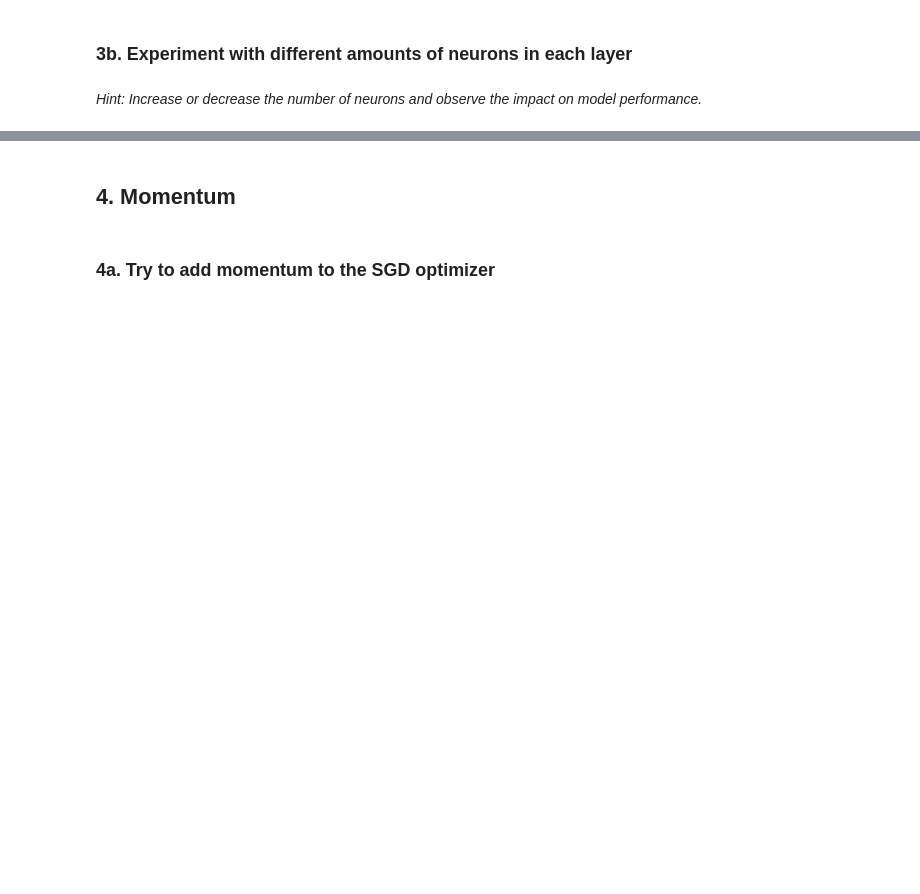
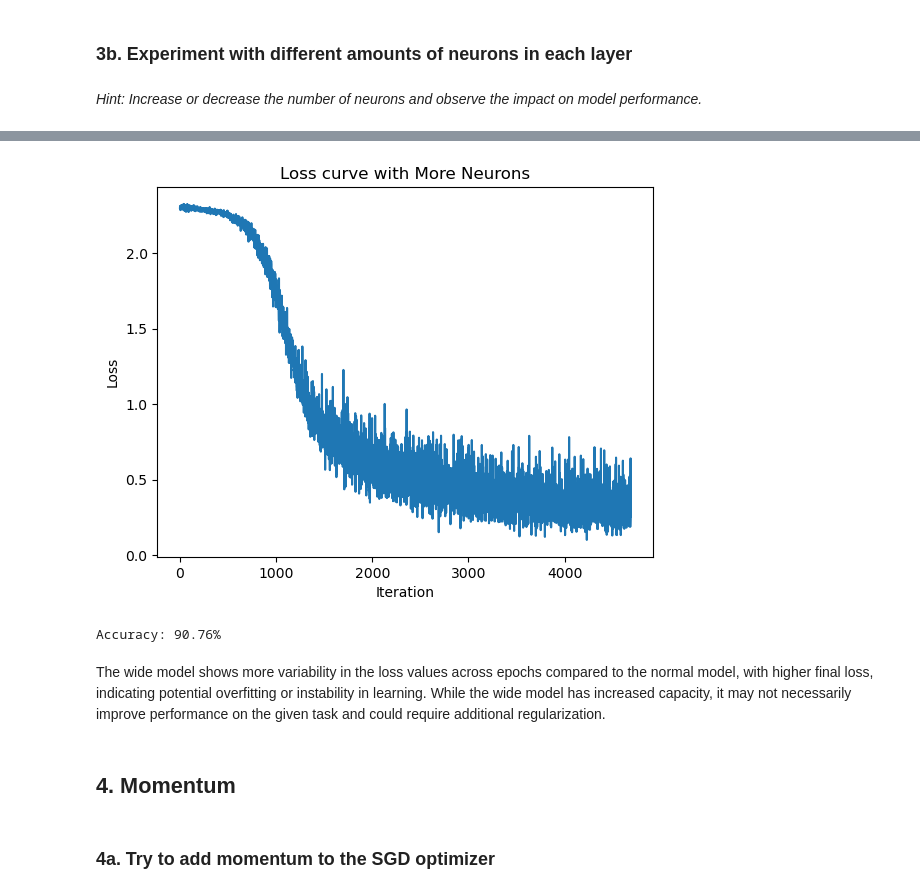
Before and after one commit to malinrud/SDU_group9, a Jupyter notebook: day_4/exercise3.ipynb, the cells around one changed output, grey strips where cells are left out. Saved outputs shown, nothing was run; the diff lists cells and outputs as text; code cells hidden in the pictures; blank space fills up the shorter version.

```diff
--- a/day_4/exercise3.ipynb
+++ b/day_4/exercise3.ipynb
@@ -315,4 +335,5 @@ plt.ylabel('Loss')
 plt.title('Loss curve with More Neurons')
 plt.show()
 
-evaluate_model(model)
+evaluate_model(model,False)
+# %% [output]
@@ -319,3 +345,7 @@ evaluate_model(model)
+[figure, added]
+Accuracy: 90.76%
+# %% [markdown]
+The wide model shows more variability in the loss values across epochs compared to the normal model, with higher final loss, indicating potential overfitting or instability in learning. While the wide model has increased capacity, it may not necessarily improve performance on the given task and could require additional regularization.
 # %% [markdown]
 ## 4. Momentum
 # %% [markdown]
```
Also changed, not shown: parts of 20 cells of this notebook, 1 other file.
